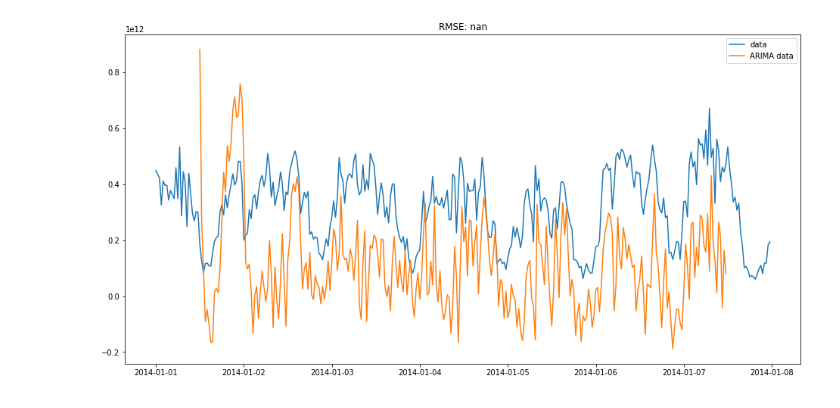
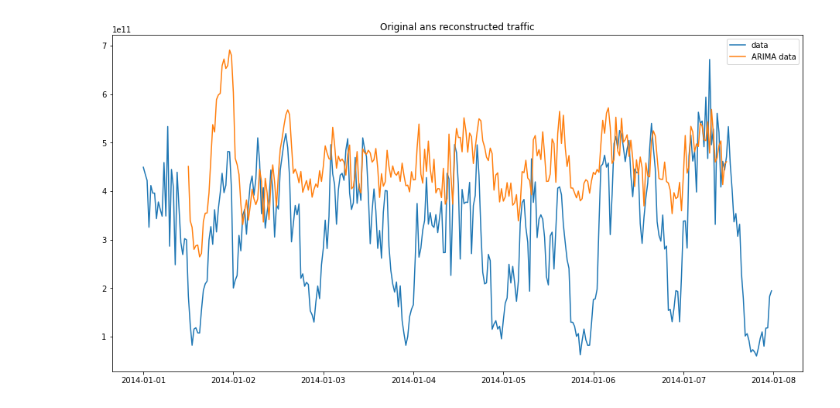
Before and after one commit to andrejkk/OPvTK, a Jupyter notebook: AKosir-OPvTK-Lec11_TimeSeriesTraffic_SLO.ipynb, the cells around one changed output. Cells and saved outputs as stored; diff of their text form; code cells hidden in the pictures.

```diff
--- a/AKosir-OPvTK-Lec11_TimeSeriesTraffic_SLO.ipynb
+++ b/AKosir-OPvTK-Lec11_TimeSeriesTraffic_SLO.ipynb
@@ -258,14 +258,17 @@ def hurst(ts):
     # Create the range of lag values
     lags = range(2, 100)
 
+
     # Calculate the array of the variances of the lagged differences
-    tau = [np.sqrt(np.std(np.subtract(ts[lag:], ts[:-lag]))) for lag in lags]
+    ts_np = np.array(ts)
+    tau = [np.sqrt(np.std(np.subtract(ts_np[lag:], ts_np[:-lag]))) for lag in lags]
+    #tau = [np.sqrt(np.std(np.subtract(ts[lag:], ts[:-lag]))) for lag in lags]
 
     # Use a linear fit to estimate the Hurst Exponent
     poly = np.polyfit(np.log(lags), np.log(tau), 1)
 
     plt.figure(figsize=figsizeInA)
-    plt.plot(np.log(lags), np.log(tau))
+    plt.plot(np.log(lags), np.log(tau), 's')
     plt.show()
 
 
@@ -886,14 +889,21 @@ $$ Var(X^{(m)}) \sim c m^{2(H-1)} $$
 <div style="width:100%;text-align:right;font-weight:bold;font-size:1.2em;"> 24 </div>
 <img src="https://raw.githubusercontent.com/andrejkk/ORvTK_SlidesImgs/master/footer_full.jpg">
 # %%
-# Estimate Hurst parameter
+H = hurst(ts_f) # We estimate from non-aggregated data
 
-H = hurst(ts_f) # We estimate from non-aggregated data
-print ('H = ', H)
+if H >= 0.5: # If lower, the estimation shows no self-similarity
+    print ('H = ', H)
 
+    d = H - 0.5
+    ts_diff = pd.Series(fractionalDiff(ts_decompose, d), index = ts_decompose.index)
 
-d = H - 0.5
-ts_diff = pd.Series(fractionalDiff(ts_decompose, d), index = ts_decompose.index)
+    test_stationarity(ts_diff, figsizeInA)
 
-test_stationarity(ts_diff, figsizeInA)
+else:
+    ts_diff = ts_decompose
+    d = 0
+    print ('\n Traffic is not self-similar')
+
+# Conclusion:
+# Since estimated H < 0.5, the traffic is not self-similar
 # %% [output]
@@ -1095,30 +1112,34 @@ na diferenciranih podatkih brez trenda in sezon.
 <div style="width:100%;text-align:right;font-weight:bold;font-size:1.2em;"> 29 </div>
 <img src="https://raw.githubusercontent.com/andrejkk/ORvTK_SlidesImgs/master/footer_full.jpg">
 # %%
-predictions_ARIMA_noBase_noSeason_diff = pd.Series(results_ARIMA.fittedvalues, copy=True)
+predictions_ARIMA_noBase_noSeason_diff = pd.Series(results_ARIMA.fittedvalues, copy=True) # From the model
 
 
-predictions_ARIMA_base = pd.Series(ts.ix[0], index=in_data.index) #create a series of all numbers equal to starting point
+predictions_ARIMA_base = pd.Series(ts.iloc[0], index=in_data.index) #create a series of all numbers equal to starting point
 predictions_ARIMA_noSeasson_diff = predictions_ARIMA_base.add(predictions_ARIMA_noBase_noSeason_diff, fill_value=0) #add the differences to get the result
 #predictions_ARIMA_noSeasson_diff.head()
 
 
 #predictions_ARIMA_log = predictions_ARIMA_log.add(trend, fill_value=0)
 #predictions_ARIMA_log = predictions_ARIMA_log.add(seasonal,fill_value=0)
-predictions_ARIMA_noSeasson = pd.Series(fractionalInvDiff(predictions_ARIMA_noSeasson_diff, d), index=in_data.index)
-predictions_ARIMA_all = predictions_ARIMA_noSeasson.add(predictions_ARIMA_noSeasson, fill_value=0)
+
+predictions_ARIMA_noSeasson = pd.Series(fractionalInvDiff(predictions_ARIMA_noSeasson_diff, d), index=in_data.index) # Remove differentiatoin
+predictions_ARIMA = predictions_ARIMA_noSeasson.add(predictions_ARIMA_noSeasson, fill_value=0)
+
+
 
 
 
 #predictions_ARIMA = np.exp(predictions_ARIMA_log)
 plt.figure(figsize=figsizeInA)
 plt.plot(ts, label="data")
-plt.plot(predictions_ARIMA_all, label="ARIMA data")
-plt.title('RMSE: %.4f'% np.sqrt(sum((predictions_ARIMA_all-ts)**2)/len(ts)))
+plt.plot(predictions_ARIMA_noSeasson, label="ARIMA data")
+#plt.plot(predictions_ARIMA, label="ARIMA data")
+plt.title('Original ans reconstructed traffic')
 plt.legend(loc='best')
 plt.show()
 # %% [output]
-[figure, old version]
+[figure, new version]
 # %% [markdown]
 <div style="display:flex;font-weight:bold;font-size:0.9em;">
 <div style="flex:1;width:50%;"> 11. Teorija časovnih vrst in modeli TK prometa   </div>
```
Also changed, not shown: parts of 12 cells of this notebook.
